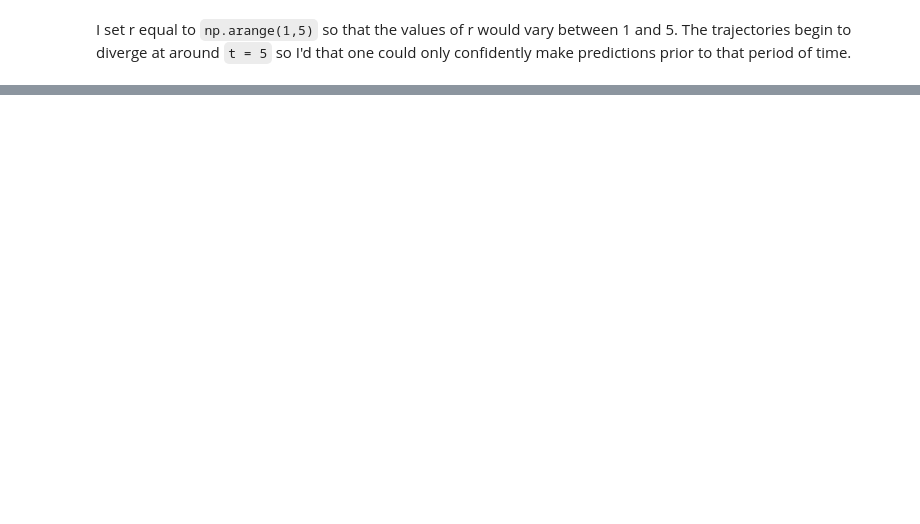
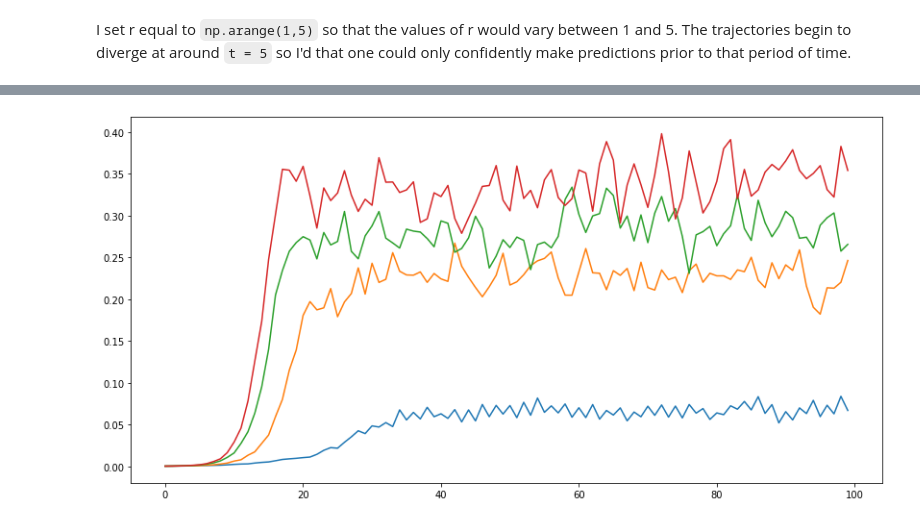
Before and after one commit to ochen310/BIO-336-S20, a Jupyter notebook: 01_09_prediction_horizon.ipynb, the cells around one changed output, grey strips where cells are left out. Cells and saved outputs as stored; diff of their text form; code cells hidden in the pictures; blank space fills up the shorter version.

```diff
--- a/01_09_prediction_horizon.ipynb
+++ b/01_09_prediction_horizon.ipynb
@@ -25,0 +28,16 @@ I set r equal to `np.arange(1,5)` so that the values of r would vary between 1 a
+# %%
+nsteps = 100
+ntraces = 10
+x = np.zeros(shape=(nsteps,ntraces))
+wiggle = 0.0001
+
+for r in np.arange(1,5):
+    for itrace in range(ntraces):
+        x[0,itrace] = 0.6+np.random.randn(1)*wiggle
+        for istep in range(1,nsteps):
+            x[istep,itrace] = r*x[istep-1,itrace]*(1-x[istep-1,itrace])
+
+figb = plt.figure(figsize=(14,7))
+plt.plot(np.std(x,axis=1))
+plt.xlabel('Time');
+plt.ylabel('Variability of Trajectories');
@@ -25,0 +46,19 @@ I set r equal to `np.arange(1,5)` so that the values of r would vary between 1 a
+# %%
+nsteps = 100
+ntrials = 100
+x = np.zeros(shape=(nsteps,2))
+wiggle = 0.0001 # difference in starting values
+diff = np.zeros(shape=(nsteps, ntrials)) # absolute difference in trajectories
+fig = plt.figure(figsize=(14,7))
+
+for r in np.arange(3.6,4,0.1):
+    for itrials in range(ntrials):
+        starting_point = np.random.uniform(low=0,high=1-wiggle) + np.array([0,wiggle])
+        for ipair in range(2):
+            x[0, ipair]= starting_point[ipair]
+            for istep in range(1,nsteps):
+                x[istep,ipair] = r*x[istep-1,ipair]*(1-x[istep-1,ipair])
+        diff[:, itrials] = np.abs(x[:,1]-x[:,0])
+    plt.plot(np.mean(diff, axis=1));
+# %% [output]
+[figure, added]
```
Also changed, not shown: parts of 4 cells of this notebook, 3 other files.
